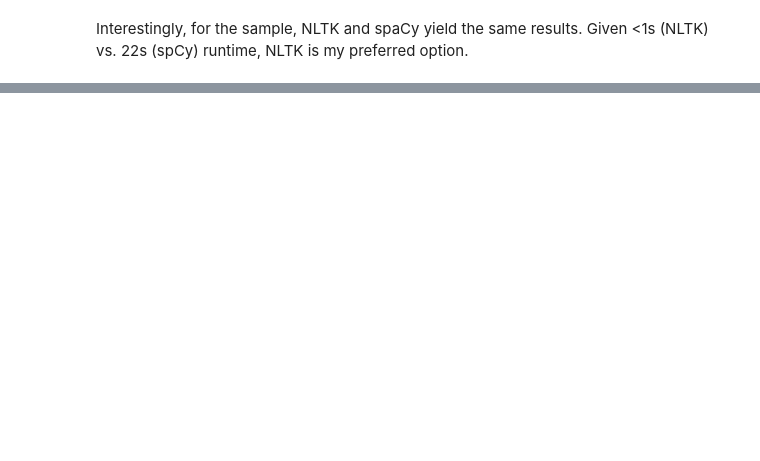
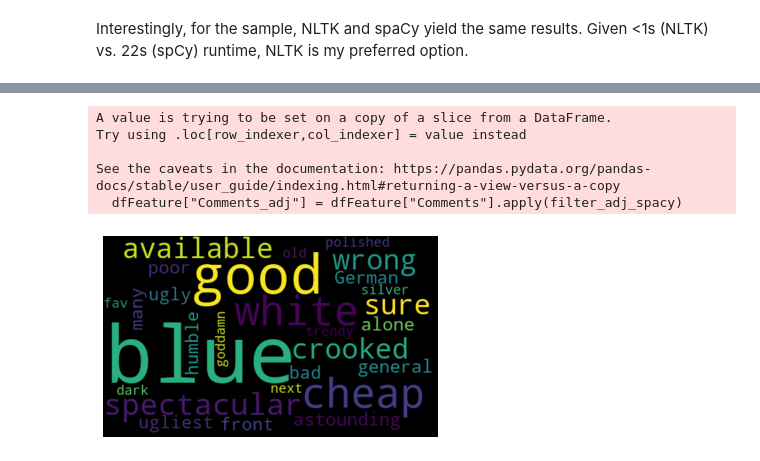
Before and after one commit to johnphilipp/yt-analytics, a Jupyter notebook: test.ipynb, the cells around one changed output, grey strips where cells are left out. Cells and saved outputs as stored; diff of their text form; code cells hidden in the pictures; blank space fills up the shorter version.

```diff
--- a/test.ipynb
+++ b/test.ipynb
@@ -328,0 +370,5 @@ Interestingly, for the sample, NLTK and spaCy yield the same results. Given <1s
+# %%
+# New df where comment contains meantion of a feature
+feature = "color" # rim, steering wheel, engine, light, color, colour, carbon, light
+dfFeature = df[df['Comments'].str.contains(feature)]
+len(dfFeature)
@@ -328,0 +386,28 @@ Interestingly, for the sample, NLTK and spaCy yield the same results. Given <1s
+# %%
+# Only keep verbs
+# python3 -m spacy download en_core_web_md
+import spacy
+
+nlp = spacy.load("en_core_web_md")
+
+def filter_adj_spacy(comment):
+    comment = nlp(comment)
+    return " ".join([token.text for token in comment if token.pos_ == "ADJ"])
+
+dfFeature["Comments_adj"] = dfFeature["Comments"].apply(filter_adj_spacy)
+# %% [output]
+A value is trying to be set on a copy of a slice from a DataFrame.
+Try using .loc[row_indexer,col_indexer] = value instead
+
+See the caveats in the documentation: https://pandas.pydata.org/pandas-docs/stable/user_guide/indexing.html#returning-a-view-versus-a-copy
+  dfFeature["Comments_adj"] = dfFeature["Comments"].apply(filter_adj_spacy)
+# %%
+# Plot word cloud only adjectives
+allWords = " ".join([cmts for cmts in dfFeature["Comments_adj"]])
+wordCloud = WordCloud(width=500, height=300, random_state=21, max_font_size=119).generate(allWords)
+
+plt.imshow(wordCloud, interpolation="bilinear")
+plt.axis("off")
+plt.show()
+# %% [output]
+[figure, added]
```
Also changed, not shown: parts of 26 cells of this notebook.
